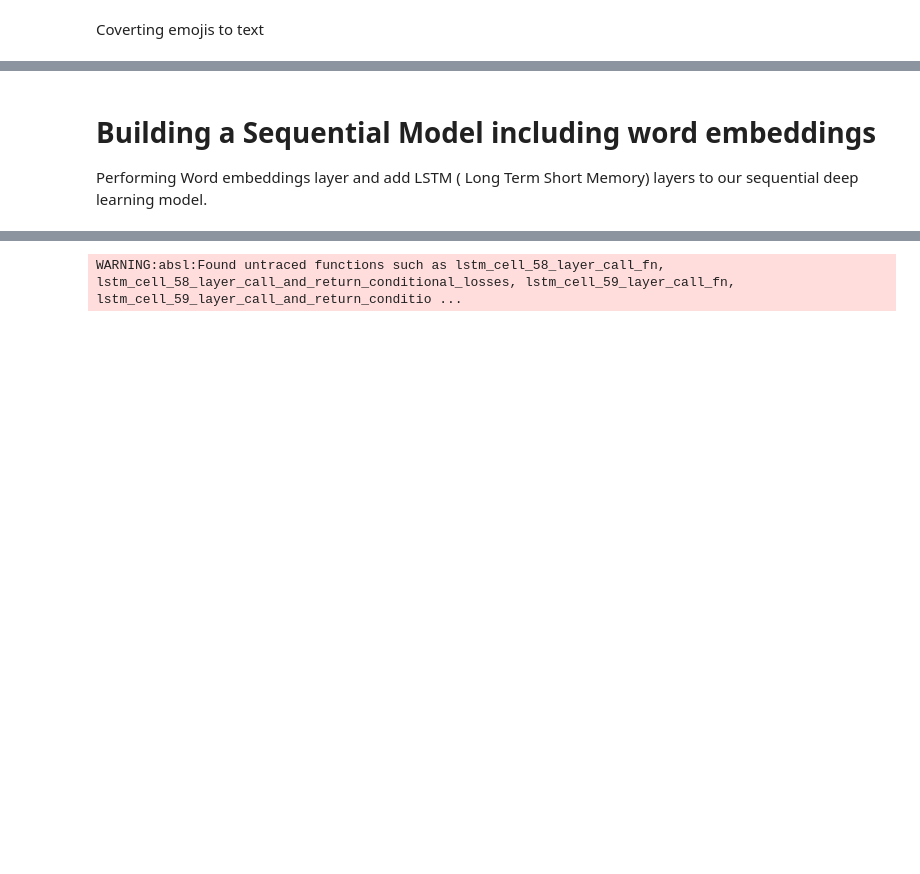
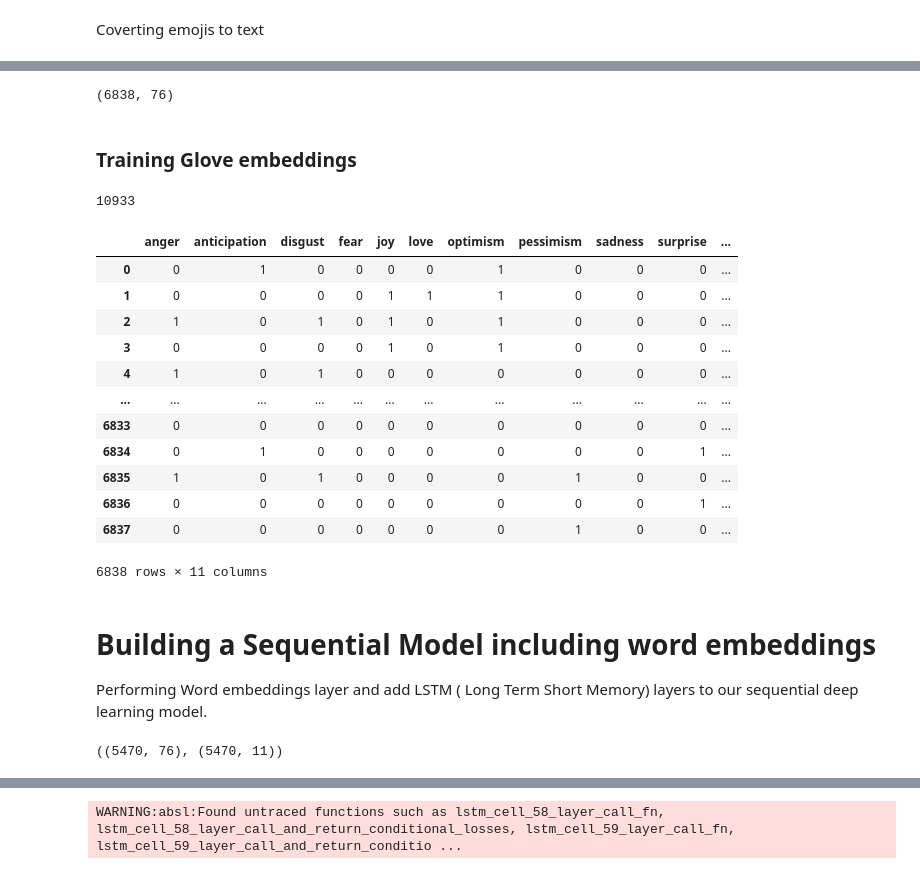
Before and after one commit to OmiWakode/mood-of-the-world-notebook, a Jupyter notebook: Data_Analysis.ipynb, the cells around one changed output, grey strips where cells are left out. Saved outputs shown, nothing was run; the diff lists cells and outputs as text; code cells hidden in the pictures; blank space fills up the shorter version.

```diff
--- a/Data_Analysis.ipynb
+++ b/Data_Analysis.ipynb
@@ -521,0 +496,9 @@ Name: Tweet, Length: 6838, dtype: object
+# %%
+clean_data = dataCleaning(df_c)
+clean_encoded = clean_data.copy()
+X, vocab_size, tokenizer = encoding(clean_encoded)
+X.shape
+# %% [output]
+(6838, 76)
+# %% [markdown]
+### Training Glove embeddings
@@ -522,3 +526,24 @@ Name: Tweet, Length: 6838, dtype: object
+# %%
+vocab_size
+# %% [output]
+10933
+# %%
+y = clean_data.drop( labels=['ID', 'Tweet'], axis=1)
+y
+# %% [output]
+|  | anger | anticipation | disgust | fear | joy | love | optimism | pessimism | sadness | surprise | ... |
+| 0 | 0 | 1 | 0 | 0 | 0 | 0 | 1 | 0 | 0 | 0 | ... |
+| 1 | 0 | 0 | 0 | 0 | 1 | 1 | 1 | 0 | 0 | 0 | ... |
+| 2 | 1 | 0 | 1 | 0 | 1 | 0 | 1 | 0 | 0 | 0 | ... |
+| 3 | 0 | 0 | 0 | 0 | 1 | 0 | 1 | 0 | 0 | 0 | ... |
+| 4 | 1 | 0 | 1 | 0 | 0 | 0 | 0 | 0 | 0 | 0 | ... |
+| ... | ... | ... | ... | ... | ... | ... | ... | ... | ... | ... | ... |
+| 6833 | 0 | 0 | 0 | 0 | 0 | 0 | 0 | 0 | 0 | 0 | ... |
+| 6834 | 0 | 1 | 0 | 0 | 0 | 0 | 0 | 0 | 0 | 1 | ... |
+| 6835 | 1 | 0 | 1 | 0 | 0 | 0 | 0 | 1 | 0 | 0 | ... |
+| 6836 | 0 | 0 | 0 | 0 | 0 | 0 | 0 | 0 | 0 | 1 | ... |
+| 6837 | 0 | 0 | 0 | 0 | 0 | 0 | 0 | 1 | 0 | 0 | ... |
+6838 rows × 11 columns
 # %% [markdown]
 # Building a Sequential Model including word embeddings
 
@@ -532 +554,5 @@ y = emotion_labels_train
 X_train, X_test, y_train, y_test = train_test_split(X, y, test_size=0.20, random_state=42)
+# %%
+X_train.shape, y_train.shape
+# %% [output]
+((5470, 76), (5470, 11))
```
Also changed, not shown: parts of 37 cells of this notebook.
